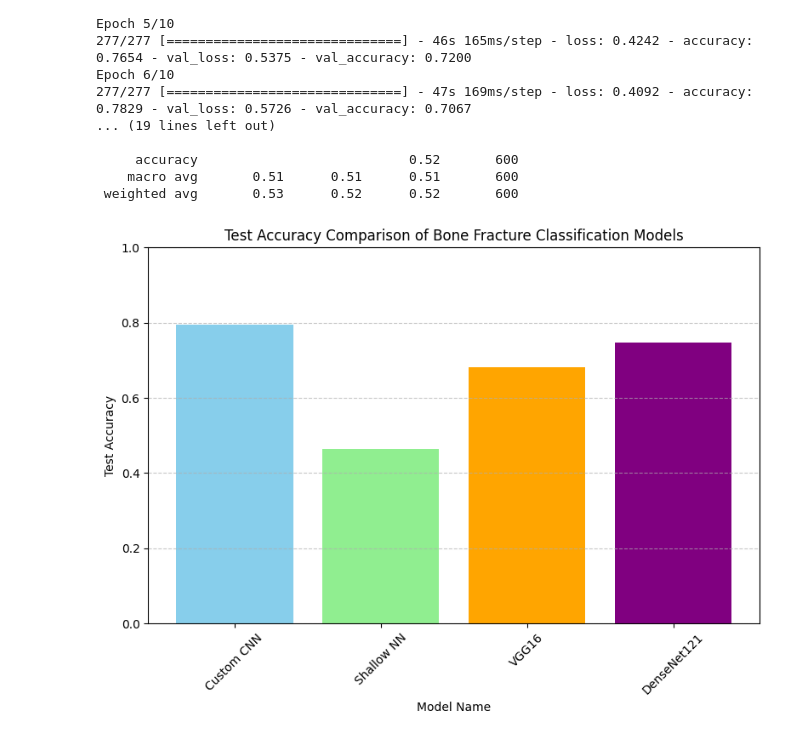
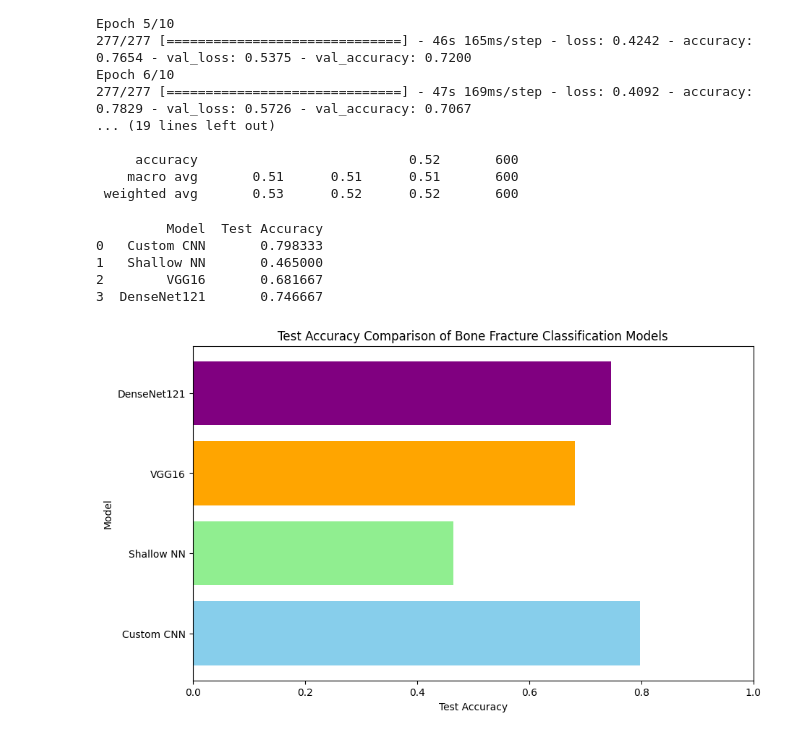
Before and after one commit to silviusCODES/Medical-Image-Classification, a Jupyter notebook: medical-image-classification.ipynb, the cells around one changed output. Cells and saved outputs as stored; diff of their text form; code cells hidden in the pictures.

Commit message:
Kaggle Notebook | Medical Image Classification | Version 7

```diff
--- a/medical-image-classification.ipynb
+++ b/medical-image-classification.ipynb
@@ -388,22 +388,33 @@ Epoch 6/10
     macro avg       0.51      0.51      0.51       600
  weighted avg       0.53      0.52      0.52       600
 # %%
+import pandas as pd
 import matplotlib.pyplot as plt
 
-# Model performance data (replace with actual values from your code)
-model_names = ["Custom CNN", "Shallow NN", "VGG16", "DenseNet121"]
-accuracies = [evaluation[1], shallow_accuracy,evaluation_VGG16[1] , evaluation_densenet[1]]  # Assuming evaluation stores test accuracy
+# Model performance data
+data = {
+    'Model': ['Custom CNN', 'Shallow NN', 'VGG16', 'DenseNet121'],
+    'Test Accuracy': [evaluation[1], shallow_accuracy, evaluation_VGG16[1], evaluation_densenet[1]]
+}
 
-# Accuracy bar chart
-plt.figure(figsize=(8, 6))
-plt.bar(model_names, accuracies, color=['skyblue', 'lightgreen', 'orange', 'purple'])
-plt.xlabel("Model Name")
-plt.ylabel("Test Accuracy")
-plt.title("Test Accuracy Comparison of Bone Fracture Classification Models")
-plt.ylim(0.0, 1.0)  # Set y-axis limits for better visualization
-plt.xticks(rotation=45)  # Rotate x-axis labels for readability
-plt.grid(axis='y', linestyle='--', alpha=0.7)
-plt.tight_layout()
+# Create DataFrame
+df = pd.DataFrame(data)
+
+# Print the DataFrame
+print(df)
+
+# Plot Test Accuracy Comparison
+plt.figure(figsize=(10, 6))
+plt.barh(df['Model'], df['Test Accuracy'], color=['skyblue', 'lightgreen', 'orange', 'purple'])
+plt.xlabel('Test Accuracy')
+plt.ylabel('Model')
+plt.title('Test Accuracy Comparison of Bone Fracture Classification Models')
+plt.xlim(0, 1)
 plt.show()
 # %% [output]
+         Model  Test Accuracy
+0   Custom CNN       0.798333
+1   Shallow NN       0.465000
+2        VGG16       0.681667
+3  DenseNet121       0.746667
-[figure, old version]
+[figure, new version]
```
Also changed, not shown: parts of 2 cells of this notebook.
